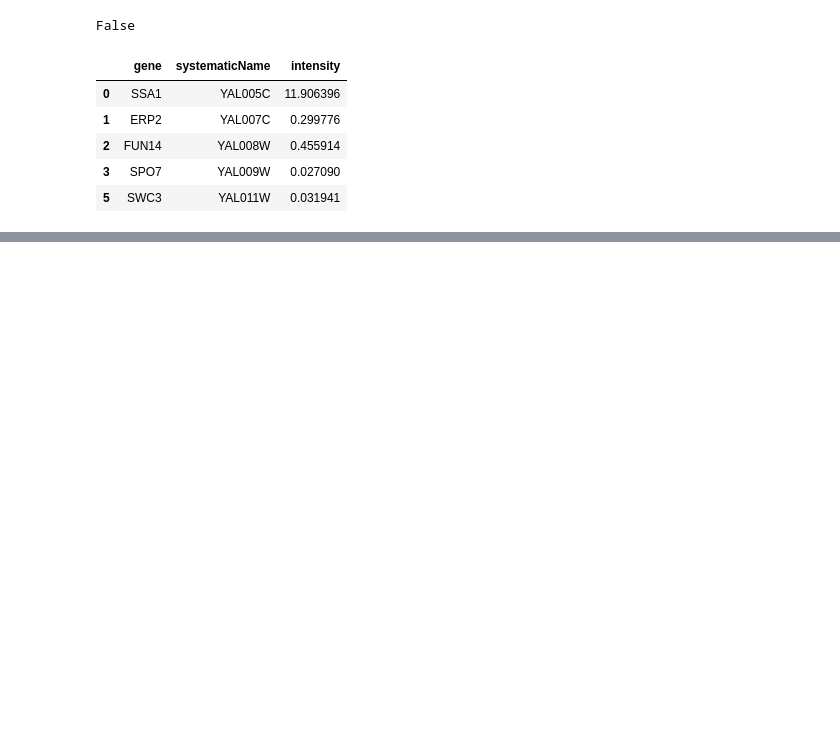
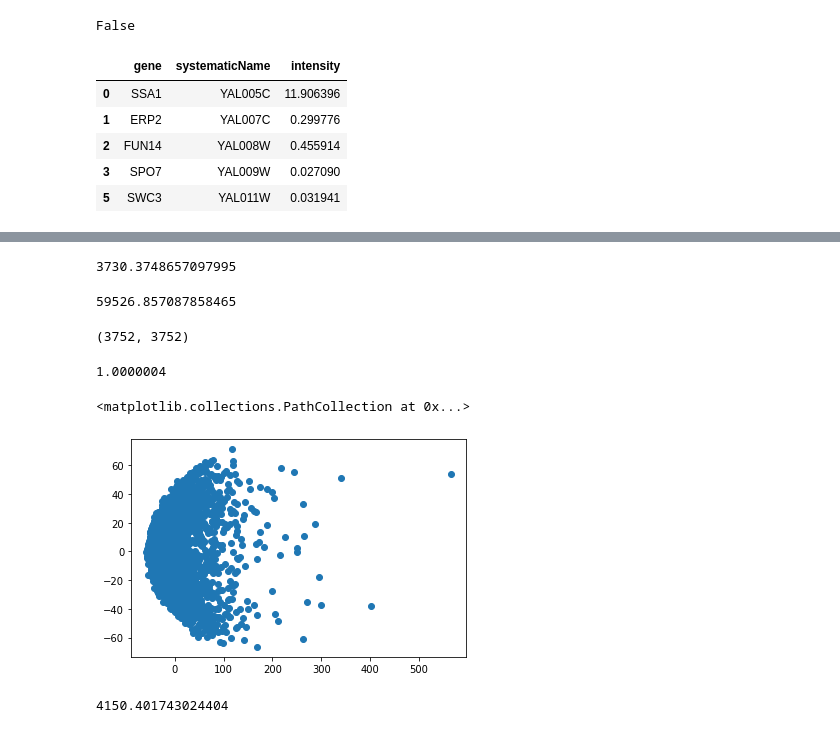
Before and after one commit to IBP-21-22/intbioproj, a Jupyter notebook: code/Train and Apply GLoVE on UTRS.ipynb, the cells around one changed output, grey strips where cells are left out. Drawn from its saved outputs; the diff is of its cells as text; code cells hidden in the pictures; blank space fills up the shorter version.

Commit message:
Added check for cosine distance

```diff
--- a/code/Train and Apply GLoVE on UTRS.ipynb
+++ b/code/Train and Apply GLoVE on UTRS.ipynb
@@ -468,0 +457,26 @@ with open('../processed_data/utrs_glove_embeddings.pkl', 'wb') as out:
+# %%
+np.sum((preds - y)**2)
+# %% [output]
+3730.3748657097995
+# %%
+np.sum((y)**2)
+# %% [output]
+59526.857087858465
+# %%
+from sklearn.metrics.pairwise import cosine_similarity
+xcos = cosine_similarity(x, x)
+# %%
+xcos.shape
+# %% [output]
+(3752, 3752)
+# %%
+xcos.max()
+# %% [output]
+1.0000004
+# %%
+from sklearn.decomposition import PCA
+pcs = PCA(200).fit_transform(RobustScaler().fit_transform(xcos))
+plt.scatter(pcs[:, 0], pcs[:, 1])
+# %% [output]
+<matplotlib.collections.PathCollection at 0x...>
+[figure, added]
@@ -468,0 +485,4 @@ with open('../processed_data/utrs_glove_embeddings.pkl', 'wb') as out:
+# %%
+np.sum((cos_preds - y)**2)
+# %% [output]
+4150.401743024404
```
Also changed, not shown: parts of 21 cells of this notebook.
